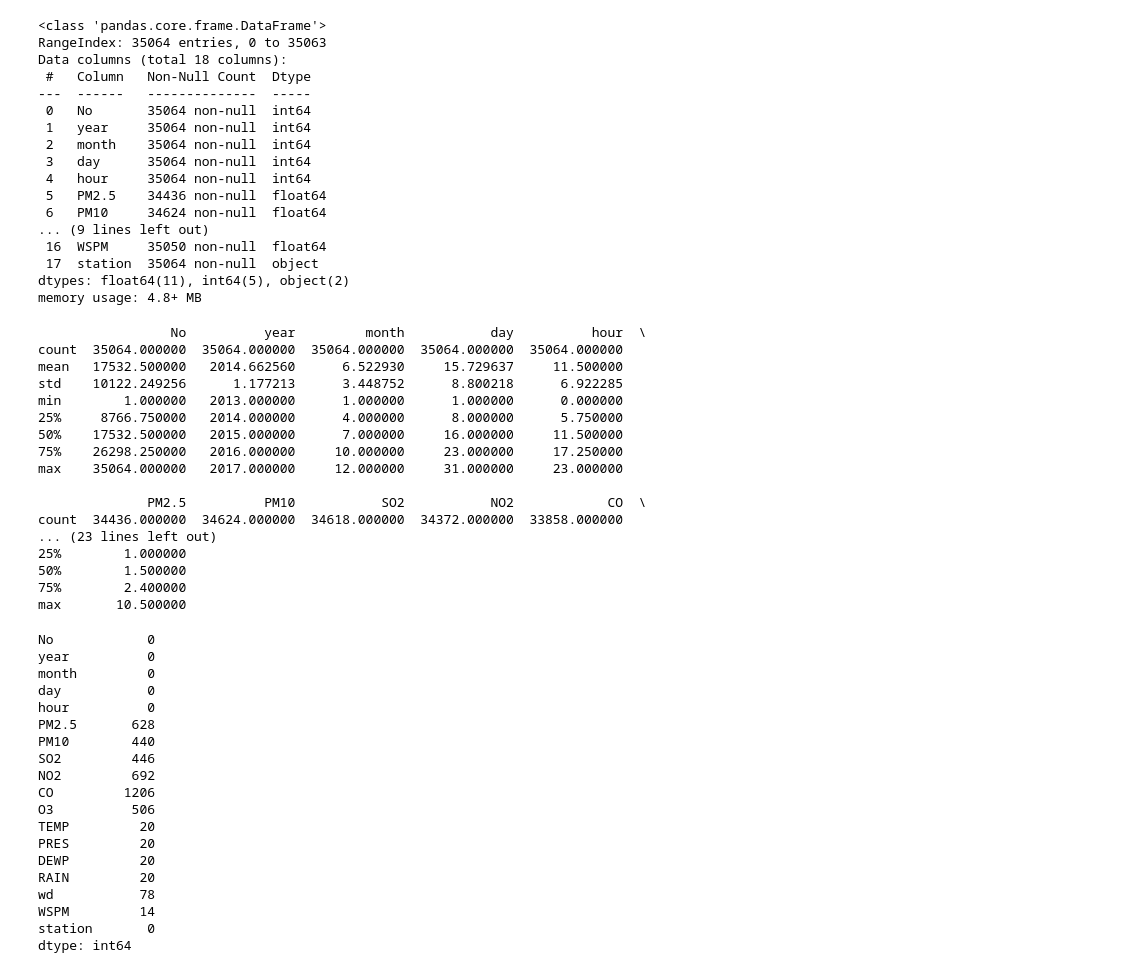
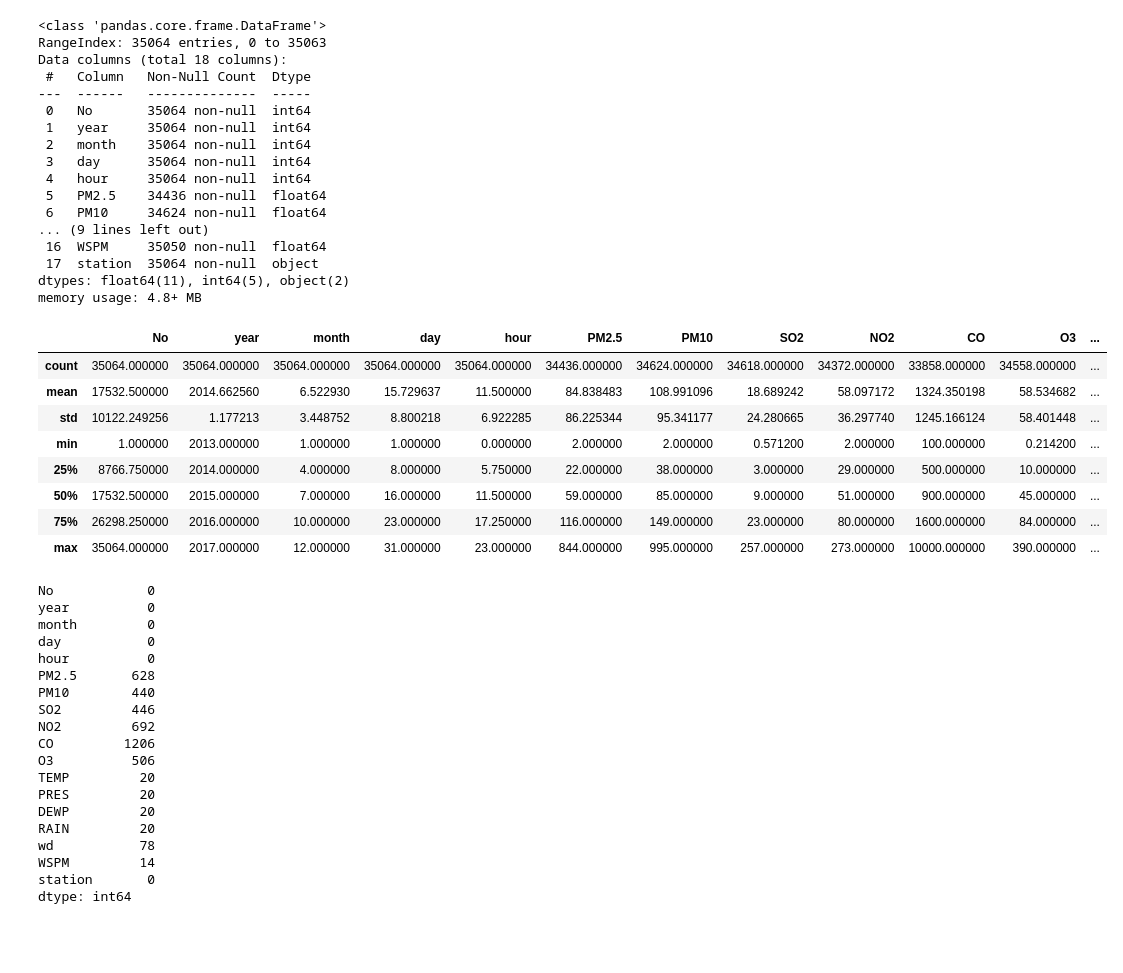
Before and after one commit to Marouan19/Datamining_Meteo, a Jupyter notebook: Marouan_Daghmoumi.ipynb, the cells around one changed output. Drawn from its saved outputs; the diff is of its cells as text; code cells hidden in the pictures; blank space fills up the shorter version.

```diff
--- a/Marouan_Daghmoumi.ipynb
+++ b/Marouan_Daghmoumi.ipynb
@@ -61,25 +59,17 @@ Data columns (total 18 columns):
 dtypes: float64(11), int64(5), object(2)
 memory usage: 4.8+ MB
 # %%
-print(df.describe())
+df.describe()
 # %% [output]
-                 No          year         month           day          hour  \
-count  35064.000000  35064.000000  35064.000000  35064.000000  35064.000000
-mean   17532.500000   2014.662560      6.522930     15.729637     11.500000
-std    10122.249256      1.177213      3.448752      8.800218      6.922285
-min        1.000000   2013.000000      1.000000      1.000000      0.000000
-25%     8766.750000   2014.000000      4.000000      8.000000      5.750000
-50%    17532.500000   2015.000000      7.000000     16.000000     11.500000
-75%    26298.250000   2016.000000     10.000000     23.000000     17.250000
-max    35064.000000   2017.000000     12.000000     31.000000     23.000000
-
-              PM2.5          PM10           SO2           NO2            CO  \
-count  34436.000000  34624.000000  34618.000000  34372.000000  33858.000000
-... (23 lines left out)
-25%        1.000000
-50%        1.500000
-75%        2.400000
-max       10.500000
+|  | No | year | month | day | hour | PM2.5 | PM10 | SO2 | NO2 | CO | O3 | ... |
+| count | 35064.000000 | 35064.000000 | 35064.000000 | 35064.000000 | 35064.000000 | 34436.000000 | 34624.000000 | 34618.000000 | 34372.000000 | 33858.000000 | 34558.000000 | ... |
+| mean | 17532.500000 | 2014.662560 | 6.522930 | 15.729637 | 11.500000 | 84.838483 | 108.991096 | 18.689242 | 58.097172 | 1324.350198 | 58.534682 | ... |
+| std | 10122.249256 | 1.177213 | 3.448752 | 8.800218 | 6.922285 | 86.225344 | 95.341177 | 24.280665 | 36.297740 | 1245.166124 | 58.401448 | ... |
+| min | 1.000000 | 2013.000000 | 1.000000 | 1.000000 | 0.000000 | 2.000000 | 2.000000 | 0.571200 | 2.000000 | 100.000000 | 0.214200 | ... |
+| 25% | 8766.750000 | 2014.000000 | 4.000000 | 8.000000 | 5.750000 | 22.000000 | 38.000000 | 3.000000 | 29.000000 | 500.000000 | 10.000000 | ... |
+| 50% | 17532.500000 | 2015.000000 | 7.000000 | 16.000000 | 11.500000 | 59.000000 | 85.000000 | 9.000000 | 51.000000 | 900.000000 | 45.000000 | ... |
+| 75% | 26298.250000 | 2016.000000 | 10.000000 | 23.000000 | 17.250000 | 116.000000 | 149.000000 | 23.000000 | 80.000000 | 1600.000000 | 84.000000 | ... |
+| max | 35064.000000 | 2017.000000 | 12.000000 | 31.000000 | 23.000000 | 844.000000 | 995.000000 | 257.000000 | 273.000000 | 10000.000000 | 390.000000 | ... |
 # %%
 df.isnull().sum()
 # %% [output]
```
Also changed, not shown: parts of 27 cells of this notebook.
